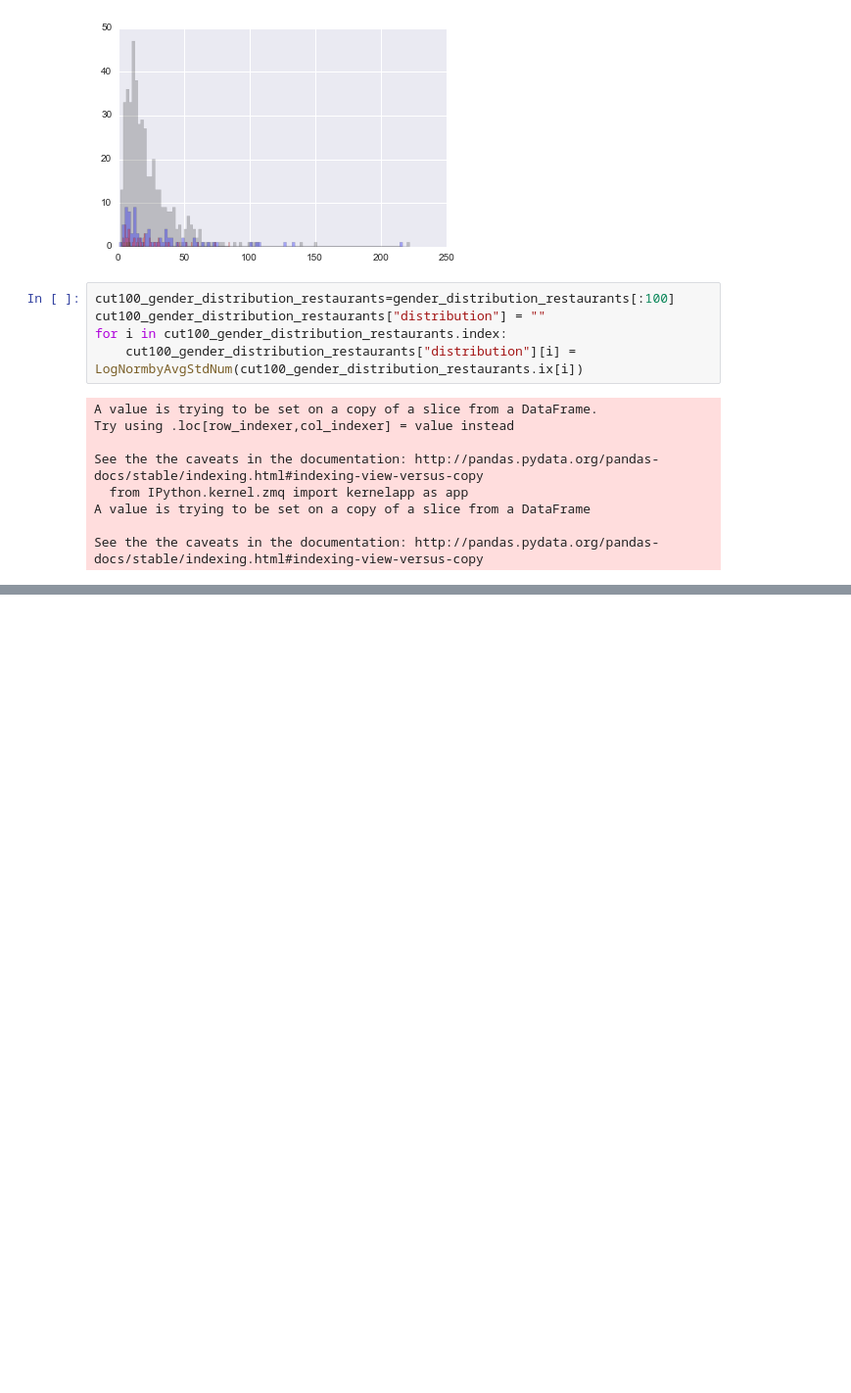
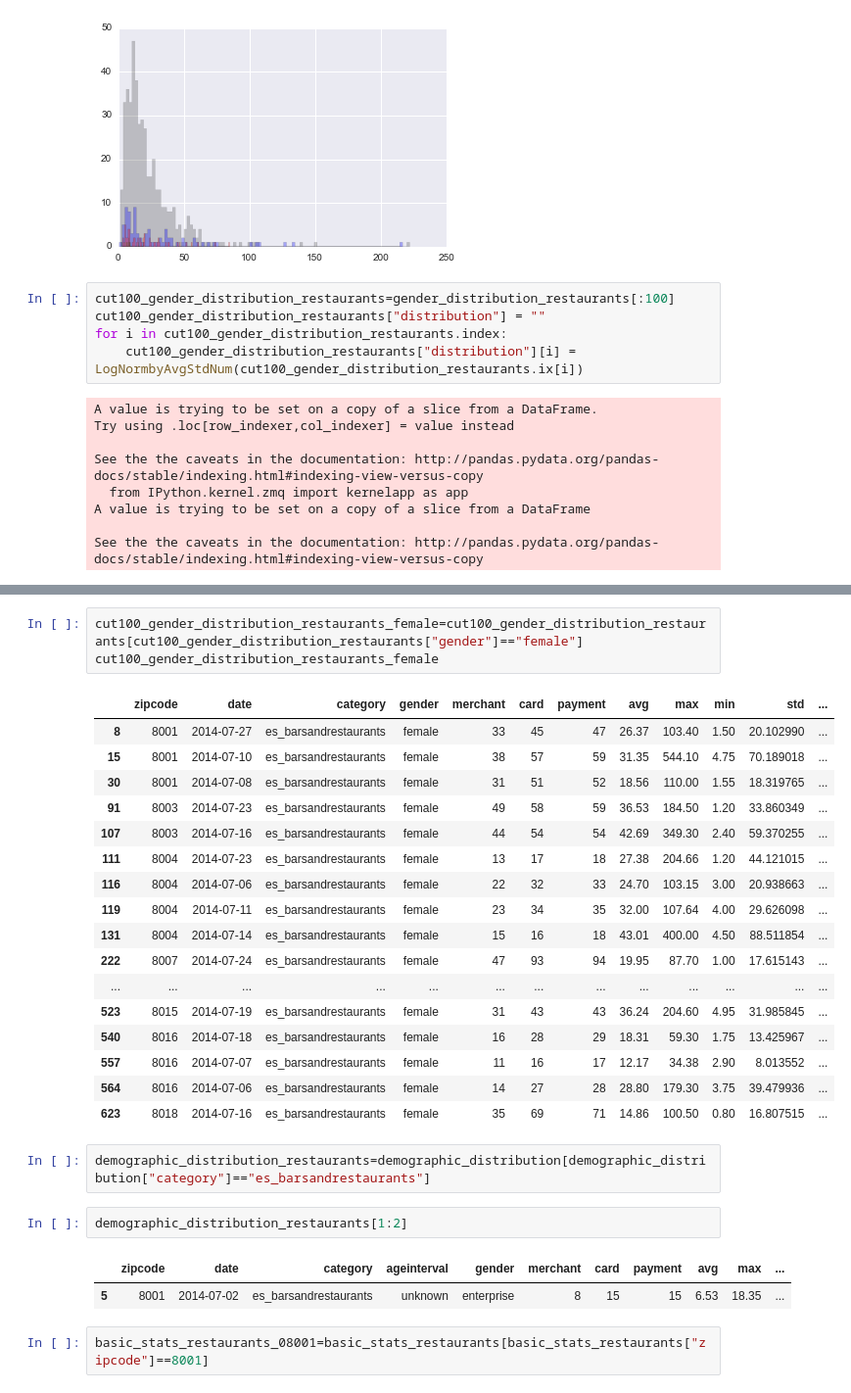
Before and after one commit to TeamUno/project, a Jupyter notebook: initial-exploration/LogNorm_final_Gender.ipynb, the cells around one changed output, grey strips where cells are left out. Shown at 98% size. Drawn from its saved outputs; the diff is of its cells as text; blank space fills up the shorter version.

```diff
--- a/initial-exploration/LogNorm_final_Gender.ipynb
+++ b/initial-exploration/LogNorm_final_Gender.ipynb
@@ -93,0 +93,30 @@ plt.show()
+# %%
+cut100_gender_distribution_restaurants_female=cut100_gender_distribution_restaurants[cut100_gender_distribution_restaurants["gender"]=="female"]
+cut100_gender_distribution_restaurants_female
+# %% [output]
+|  | zipcode | date | category | gender | merchant | card | payment | avg | max | min | std | ... |
+| 8 | 8001 | 2014-07-27 | es_barsandrestaurants | female | 33 | 45 | 47 | 26.37 | 103.40 | 1.50 | 20.102990 | ... |
+| 15 | 8001 | 2014-07-10 | es_barsandrestaurants | female | 38 | 57 | 59 | 31.35 | 544.10 | 4.75 | 70.189018 | ... |
+| 30 | 8001 | 2014-07-08 | es_barsandrestaurants | female | 31 | 51 | 52 | 18.56 | 110.00 | 1.55 | 18.319765 | ... |
+| 91 | 8003 | 2014-07-23 | es_barsandrestaurants | female | 49 | 58 | 59 | 36.53 | 184.50 | 1.20 | 33.860349 | ... |
+| 107 | 8003 | 2014-07-16 | es_barsandrestaurants | female | 44 | 54 | 54 | 42.69 | 349.30 | 2.40 | 59.370255 | ... |
+| 111 | 8004 | 2014-07-23 | es_barsandrestaurants | female | 13 | 17 | 18 | 27.38 | 204.66 | 1.20 | 44.121015 | ... |
+| 116 | 8004 | 2014-07-06 | es_barsandrestaurants | female | 22 | 32 | 33 | 24.70 | 103.15 | 3.00 | 20.938663 | ... |
+| 119 | 8004 | 2014-07-11 | es_barsandrestaurants | female | 23 | 34 | 35 | 32.00 | 107.64 | 4.00 | 29.626098 | ... |
+| 131 | 8004 | 2014-07-14 | es_barsandrestaurants | female | 15 | 16 | 18 | 43.01 | 400.00 | 4.50 | 88.511854 | ... |
+| 222 | 8007 | 2014-07-24 | es_barsandrestaurants | female | 47 | 93 | 94 | 19.95 | 87.70 | 1.00 | 17.615143 | ... |
+| ... | ... | ... | ... | ... | ... | ... | ... | ... | ... | ... | ... | ... |
+| 523 | 8015 | 2014-07-19 | es_barsandrestaurants | female | 31 | 43 | 43 | 36.24 | 204.60 | 4.95 | 31.985845 | ... |
+| 540 | 8016 | 2014-07-18 | es_barsandrestaurants | female | 16 | 28 | 29 | 18.31 | 59.30 | 1.75 | 13.425967 | ... |
+| 557 | 8016 | 2014-07-07 | es_barsandrestaurants | female | 11 | 16 | 17 | 12.17 | 34.38 | 2.90 | 8.013552 | ... |
+| 564 | 8016 | 2014-07-06 | es_barsandrestaurants | female | 14 | 27 | 28 | 28.80 | 179.30 | 3.75 | 39.479936 | ... |
+| 623 | 8018 | 2014-07-16 | es_barsandrestaurants | female | 35 | 69 | 71 | 14.86 | 100.50 | 0.80 | 16.807515 | ... |
+# %%
+demographic_distribution_restaurants=demographic_distribution[demographic_distribution["category"]=="es_barsandrestaurants"]
+# %%
+demographic_distribution_restaurants[1:2]
+# %% [output]
+|  | zipcode | date | category | ageinterval | gender | merchant | card | payment | avg | max | ... |
+| 5 | 8001 | 2014-07-02 | es_barsandrestaurants | unknown | enterprise | 8 | 15 | 15 | 6.53 | 18.35 | ... |
+# %%
+basic_stats_restaurants_08001=basic_stats_restaurants[basic_stats_restaurants["zipcode"]==8001]
```
Also changed, not shown: parts of 6 cells of this notebook.
